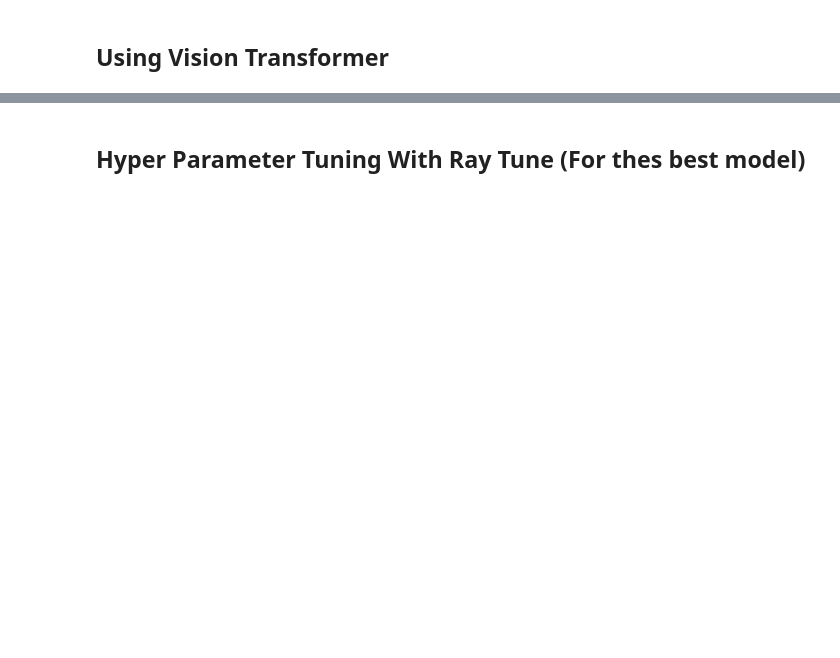
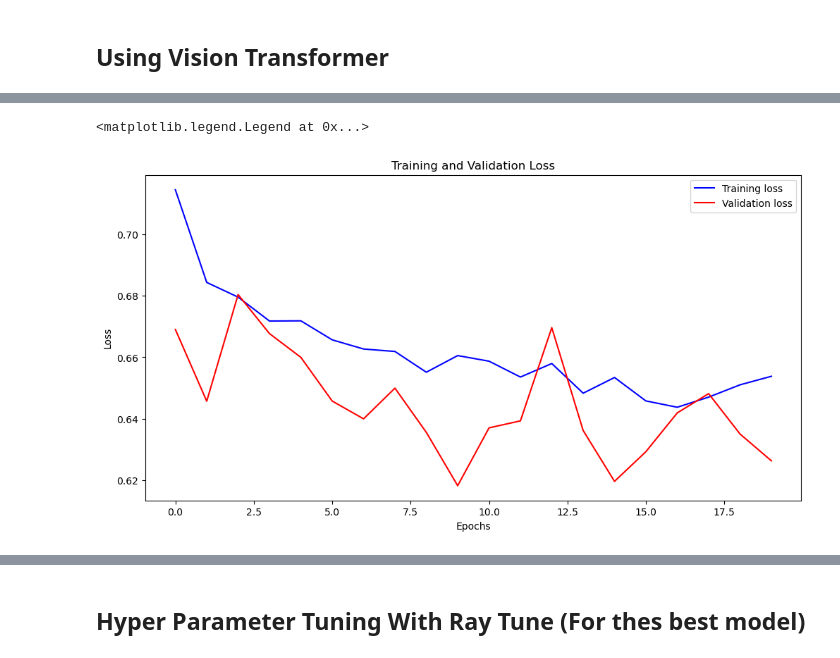
Before and after one commit to Odelolasolomon/Deep-Learning-and-Classical-ML-models-for-Dementia-Prediction, a Jupyter notebook: Predicting Dementia/Image.ipynb, the cells around one changed output, grey strips where cells are left out. Drawn from its saved outputs; the diff is of its cells as text; code cells hidden in the pictures; blank space fills up the shorter version.

Commit message:
built and evaluated the visual transformer model

```diff
--- a/Predicting Dementia/Image.ipynb
+++ b/Predicting Dementia/Image.ipynb
@@ -888,0 +1104,19 @@ plt.show();
+# %%
+
+# Initialize the ViT model
+model = ViT(
+    image_size=128,
+    patch_size=16,
+    num_classes=2,  # Dementia and Non-Dementia
+    dim=256,
+    depth=6,
+    heads=8,
+    mlp_dim=512,
+    dropout=0.1,
+    emb_dropout=0.1,
+    patch_dropout=0.25
+)
+
+# Loss and optimizer
+criterion = nn.CrossEntropyLoss()
+optimizer = optim.Adamax(model.parameters(), lr=3e-4)
@@ -888,0 +1224,14 @@ plt.show();
+# %%
+
+
+plt.figure(figsize=(12, 6))
+# Plot Training and Validation Loss
+plt.plot( train_losses, 'b', label='Training loss')
+plt.plot(val_losses, 'r', label='Validation loss')
+plt.title('Training and Validation Loss')
+plt.xlabel('Epochs')
+plt.ylabel('Loss')
+plt.legend()
+# %% [output]
+<matplotlib.legend.Legend at 0x...>
+[figure, added]
```
Also changed, not shown: parts of 18 cells of this notebook.
